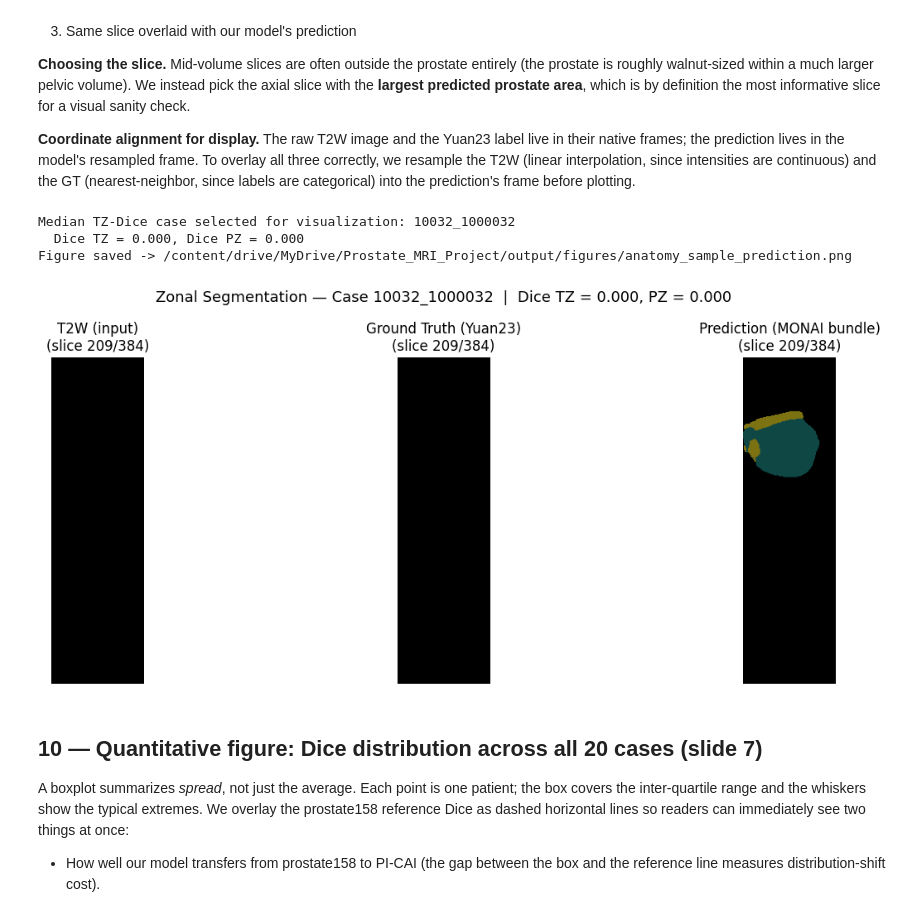
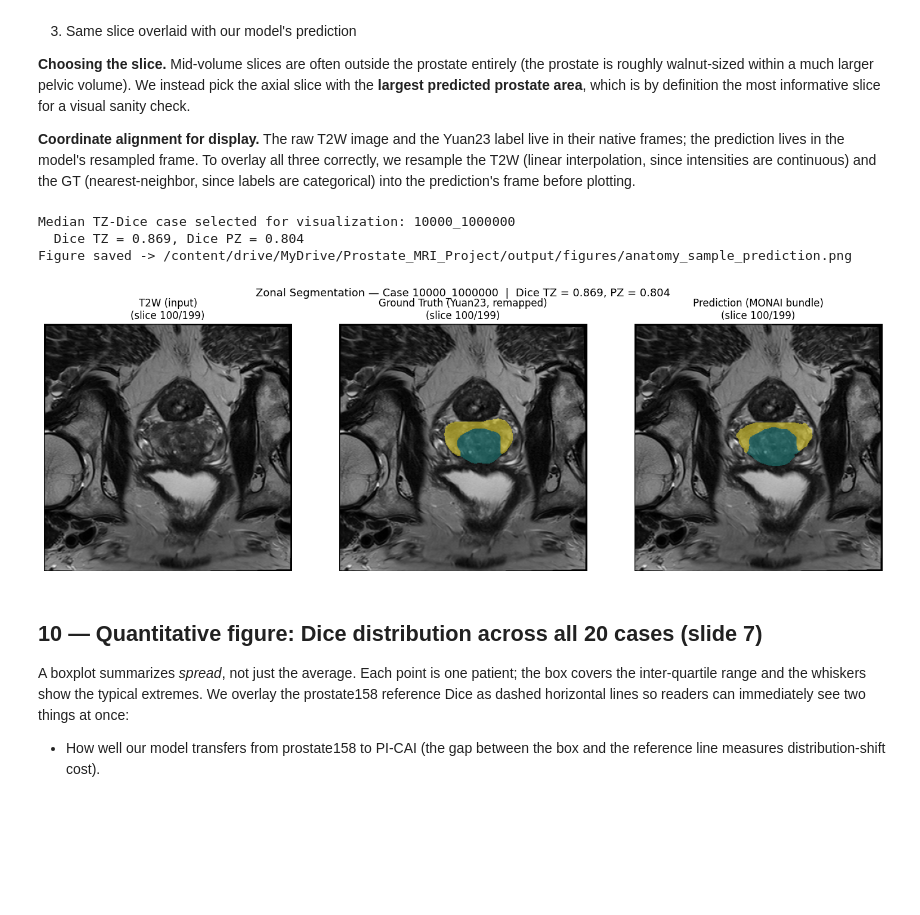
Before and after one commit to ekarau/prostate-mri-picai, a Jupyter notebook: step3_anatomy_inference.ipynb, the cells around one changed output. Cells and saved outputs as stored; diff of their text form; code cells hidden in the pictures; blank space fills up the shorter version.

Commit message:
fix(anatomy): align prediction affine and remap Yuan23 labels

```diff
--- a/step3_anatomy_inference.ipynb
+++ b/step3_anatomy_inference.ipynb
@@ -363,6 +391,16 @@ def dice_score(a: np.ndarray, b: np.ndarray, label_idx: int) -> float:
     if total == 0:
         return float('nan')
     return 2.0 * np.logical_and(p, g).sum() / total
+
+
+def remap_yuan23_to_monai(gt_arr: np.ndarray) -> np.ndarray:
+    """Yuan23 labels use 1=PZ, 2=TZ; MONAI predicts 1=TZ, 2=PZ.
+    Swap them so both sources share the MONAI alphabet.
+    """
+    remapped = np.zeros_like(gt_arr)
+    remapped[gt_arr == 1] = 2  # Yuan23 PZ -> MONAI PZ
+    remapped[gt_arr == 2] = 1  # Yuan23 TZ -> MONAI TZ
+    return remapped
 
 
 rows = []
@@ -384,7 +422,7 @@ for case_dir in case_dirs:
     gt_aligned = resample_label_to_reference(gt_img, pred_img)
 
     pred_arr = sitk.GetArrayFromImage(pred_img).astype(np.uint8)
-    gt_arr   = sitk.GetArrayFromImage(gt_aligned).astype(np.uint8)
+    gt_arr   = remap_yuan23_to_monai(sitk.GetArrayFromImage(gt_aligned).astype(np.uint8))
 
     dice_tz = dice_score(pred_arr, gt_arr, label_idx=1)
     dice_pz = dice_score(pred_arr, gt_arr, label_idx=2)
@@ -494,40 +532,42 @@ if len(dice_df) > 0:
     gt_aligned  = resampler.Execute(gt_native)
 
     t2w_arr  = sitk.GetArrayFromImage(t2w_aligned)
     pred_arr = sitk.GetArrayFromImage(pred_img)
-    gt_arr   = sitk.GetArrayFromImage(gt_aligned)
+    # Remap Yuan23 labels (1=PZ, 2=TZ) to MONAI convention (1=TZ, 2=PZ)
+    # so the same color = same anatomy across the GT and prediction panels.
+    gt_arr   = remap_yuan23_to_monai(sitk.GetArrayFromImage(gt_aligned).astype(np.uint8))
 
     prostate_per_slice = (pred_arr > 0).sum(axis=(1, 2))
     mid = int(np.argmax(prostate_per_slice)) if prostate_per_slice.max() > 0 else pred_arr.shape[0] // 2
 
     fig, axes = plt.subplots(1, 3, figsize=(15, 5))
     panels = [
-        ('T2W (input)',                  None,      None),
-        ('Ground Truth (Yuan23)',        gt_arr,    'viridis'),
-        ('Prediction (MONAI bundle)',    pred_arr,  'viridis'),
+        ('T2W (input)',                          None,      None),
+        ('Ground Truth (Yuan23, remapped)',      gt_arr,    'viridis'),
+        ('Prediction (MONAI bundle)',            pred_arr,  'viridis'),
     ]
     for ax, (title, mask, cmap) in zip(axes, panels):
         ax.imshow(t2w_arr[mid], cmap='gray')
         if mask is not None:
             overlay = np.ma.masked_where(mask[mid] == 0, mask[mid])
             ax.imshow(overlay, cmap=cmap, alpha=0.5, vmin=0, vmax=2)
         ax.set_title(f'{title}\n(slice {mid + 1}/{pred_arr.shape[0]})')
         ax.axis('off')
 
     plt.suptitle(
         f'Zonal Segmentation — Case {sample_case}  |  Dice TZ = {pick["dice_tz"]:.3f}, PZ = {pick["dice_pz"]:.3f}',
         fontsize=13,
     )
     plt.tight_layout()
     fig_path = FIGURES_DIR / 'anatomy_sample_prediction.png'
     plt.savefig(fig_path, dpi=150, bbox_inches='tight')
     print(f'Figure saved -> {fig_path}')
     plt.show()
 # %% [output]
-Median TZ-Dice case selected for visualization: 10032_1000032
-  Dice TZ = 0.000, Dice PZ = 0.000
+Median TZ-Dice case selected for visualization: 10000_1000000
+  Dice TZ = 0.869, Dice PZ = 0.804
 Figure saved -> /content/drive/MyDrive/Prostate_MRI_Project/output/figures/anatomy_sample_prediction.png
-[figure, old version]
+[figure, new version]
 # %% [markdown]
 ## 10 — Quantitative figure: Dice distribution across all 20 cases (slide 7)
 
```
Also changed, not shown: parts of 6 cells of this notebook.
